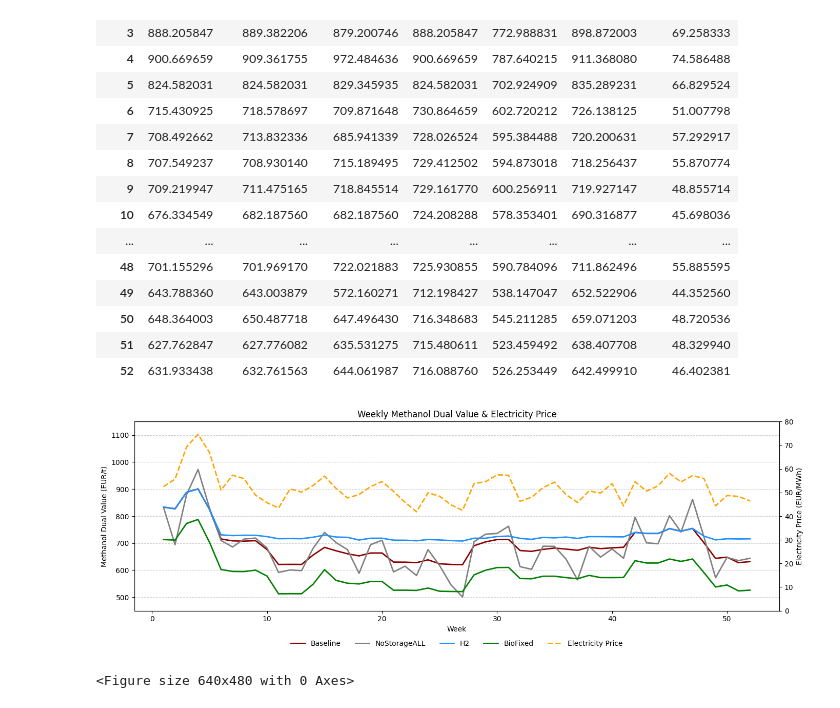
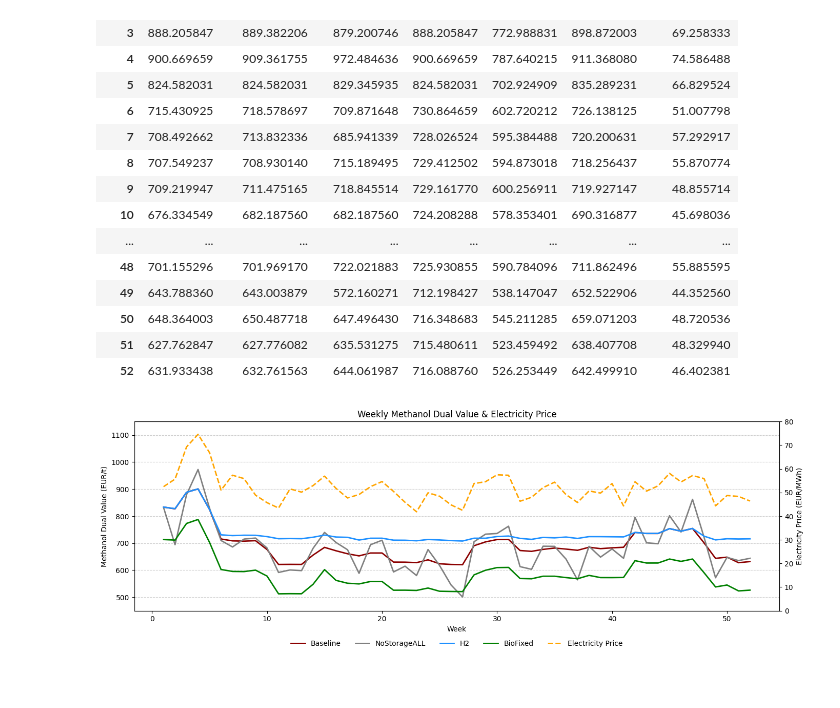
Before and after one commit to kubachri/GLS-EnerHub2X-Pricing, a Jupyter notebook: EnerHub2X/plots/DualMethanol.ipynb, the cells around one changed output. Saved outputs shown, nothing was run; the diff lists cells and outputs as text; code cells hidden in the pictures.

```diff
--- a/EnerHub2X/plots/DualMethanol.ipynb
+++ b/EnerHub2X/plots/DualMethanol.ipynb
@@ -33,12 +33,6 @@ df
 import matplotlib.pyplot as plt
 
 def plot_weekly_methanol(df, scenarios, scenario_colors=None):
-    """
-    df : weekly methanol marginal df (index = Week)
-    scenarios : list of scenario names to plot on primary y-axis
-    scenario_colors : optional dict mapping scenario -> color
-    """
-
     if scenario_colors is None:
         scenario_colors = {}
 
@@ -57,59 +51,58 @@ def plot_weekly_methanol(df, scenarios, scenario_colors=None):
     ax1.set_xlabel("Week")
     ax1.set_ylabel("Methanol Dual Value (EUR/t)")
     ax1.set_title("Weekly Methanol Dual Value & Electricity Price")
+    ax1.set_ylim(450, 1150)
 
-    ax1.set_ylim(450,1150)
-
-    # Grid behind lines
-    ax1.grid(axis='y', linestyle='--', alpha=0.6)
+    ax1.grid(axis="y", linestyle="--", alpha=0.6)
     ax1.set_axisbelow(True)
 
     # --- Secondary axis for electricity price ---
     ax2 = ax1.twinx()
     ax2.plot(
         df.index,
         df["ElectricityPrice"],
         color="orange",
         linestyle="--",
         linewidth=2,
         label="Electricity Price"
     )
     ax2.set_ylim(0, 80)
     ax2.set_ylabel("Electricity Price (EUR/MWh)")
 
-    # --- Combined legend (primary + secondary) ---
+    # --- Combined legend ---
     lines1, labels1 = ax1.get_legend_handles_labels()
     lines2, labels2 = ax2.get_legend_handles_labels()
     ax1.legend(
         lines1 + lines2,
         labels1 + labels2,
         loc="upper center",
         bbox_to_anchor=(0.5, -0.12),
         ncol=len(scenarios) + 1,
         frameon=False
     )
 
-    plt.tight_layout()
-    plt.show()
+    fig.tight_layout()
+    return fig  # <-- IMPORTANT: return figure (don’t show here)
+
+
+# -------------------- One cell usage --------------------
+scenario_colors = {
+    "Baseline":  "darkred",
+    "NoStorageCO2": "gold",
+    "NoStorageALL": "gray",
+    "H2":        "dodgerblue",
+    "BioFixed":  "green",
+    "CO2Trans": "purple"
+}
+
+scenarios = ["Baseline", "NoStorageALL", "H2", "BioFixed"]
+
+fig = plot_weekly_methanol(df, scenarios, scenario_colors)
+
+fig.savefig("MethanolDualWeekly.pdf", format="pdf", bbox_inches="tight")
+plt.show()
+# %% [output]
+[figure, added]
-# %%
-scenario_colors = {
-    "Baseline":  "darkred",
-    "NoStorageCO2": "gold",
-    "NoStorageALL": "gray",
-    "H2":        "dodgerblue",
-    "BioFixed":  "green",
-    "CO2Trans": "purple"
-}
-
-all_scenarios = ["Baseline", "NoStorageCO2", "NoStorageALL", "H2", "BioFixed", "CO2Trans"]
-scenarios = ["Baseline", "NoStorageALL", "H2", "BioFixed"]
-
-plot_weekly_methanol(df, scenarios, scenario_colors)
-
-plt.savefig("MethanolDualWeekly.pdf", format="pdf", bbox_inches="tight")
-# %% [output]
-[figure, removed]
-<Figure size 640x480 with 0 Axes>
 # %%
 import matplotlib.pyplot as plt
 
```
Also changed, not shown: parts of 2 cells of this notebook, 2 other files.
